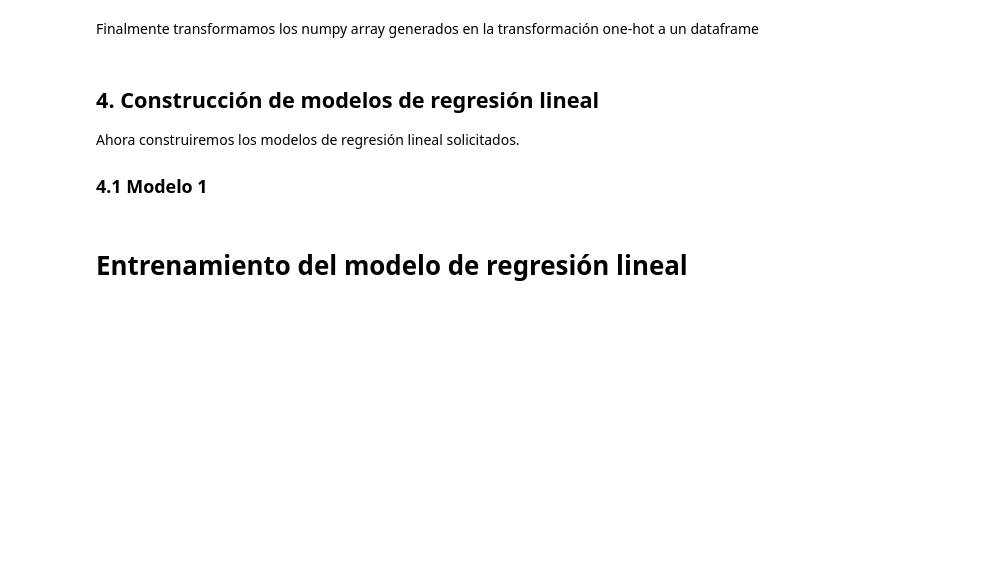
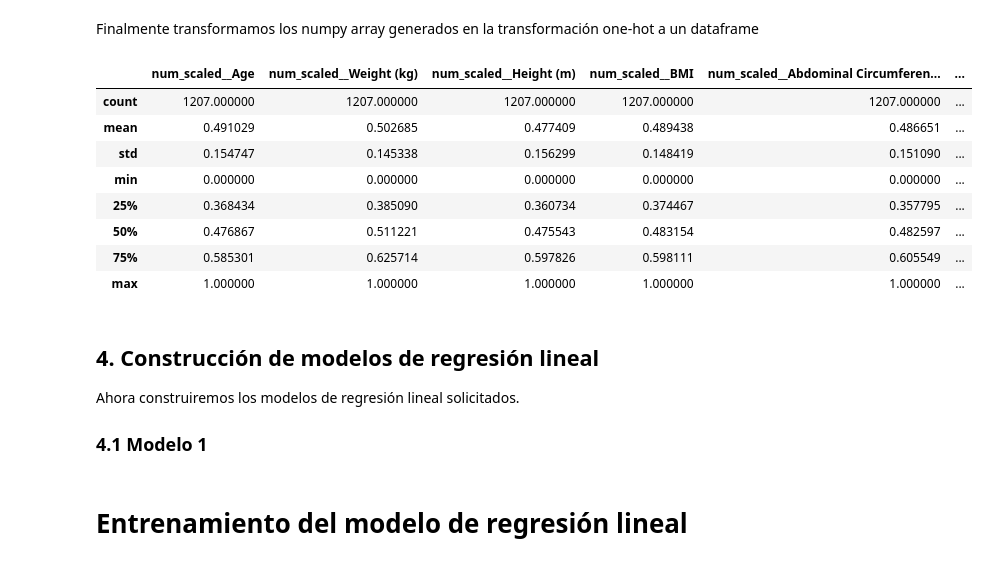
Before and after one commit to lfelipesales/Laboratorios-AprendizajeDeMaquina, a Jupyter notebook: LAB1/Laboratorio1.ipynb, the cells around one changed output. Drawn from its saved outputs; the diff is of its cells as text; code cells hidden in the pictures; blank space fills up the shorter version.

```diff
--- a/LAB1/Laboratorio1.ipynb
+++ b/LAB1/Laboratorio1.ipynb
@@ -384,11 +451,7 @@ numeric_features = [
 
 # Normalización (MinMax) para numéricas, EXCEPTO Waist-to-Height Ratio
 
-_ratio_col = "Waist-to-Height Ratio"
-
-numeric_scaled_features = [c for c in numeric_features if c != _ratio_col]
-
-numeric_unscaled_features = [c for c in numeric_features if c == _ratio_col]
+numeric_scaled_features = numeric_features
 
 
 
@@ -472,21 +534,21 @@ ordinal_transformer = Pipeline(steps=[
 
             categories=[
 
-                ["Bajo", "Moderado", "Alto"],
+                ["Low", "Moderate", "High"],
 
-                ["Normal", "Elevada", "Hipertensión Etapa 1", "Hipertensión Etapa 2"],
+                ["Normal", "Elevated", "Hypertension Stage 1", "Hypertension Stage 2"],
 
             ],
 
             handle_unknown="use_encoded_value",
 
-            unknown_value=-1,
+            unknown_value=np.nan,
 
         ),
 
     ),
 
-    ("scaler", StandardScaler()),
+    ("imputer_after", SimpleImputer(strategy="most_frequent")),
 
 ])
 # %% [markdown]
@@ -497,8 +559,6 @@ preprocessor = ColumnTransformer(
     transformers=[
 
         ("num_scaled", numeric_scaled_transformer, numeric_scaled_features),
-
-        ("num_unscaled", numeric_unscaled_transformer, numeric_unscaled_features),
 
         ("ord", ordinal_transformer, ordinal_features),
 
@@ -511,9 +571,20 @@ preprocessor = ColumnTransformer(
 Finalmente definimos todo el pipeline integrando las transformaciones anteriores.
 # %%
 pipeline_regresion = Pipeline(steps=[
+    ("separacion_presion", separacion_presion),
+    ("limpiar_colesterol", limpieza_colesterol),
+    ("limpiar_ldl", limpieza_ldl),
+     ("k_impute_totalchol", ProportionalImputer(
+        source_col="Estimated LDL (mg/dL)",
+        target_col="Total Cholesterol (mg/dL)",
+        agg="median"
+    )),
+    ("k_impute_wthr", ProportionalImputer(
+        source_col="Abdominal Circumference (cm)",
+        target_col="Waist-to-Height Ratio",
+        agg="median"
+    )),
     ("dropper", dropper),
-    ("imputar colesterol", chol_imputer),
-    ("imputar waist-to-height ratio", waist_height_imputer),
     ("preprocessor", preprocessor),
 ])
 # %% [markdown]
@@ -553,10 +621,22 @@ Finalmente transformamos los numpy array generados en la transformación one-hot
 # %%
 feature_names = pipeline_regresion.named_steps["preprocessor"].get_feature_names_out()
 Xt_train_df = pd.DataFrame(
     Xt_train.toarray() if hasattr(Xt_train, "toarray") else Xt_train,
     columns=feature_names,
     index=X_train.index
 )
+
+Xt_train_df.describe()
+# %% [output]
+|  | num_scaled__Age | num_scaled__Weight (kg) | num_scaled__Height (m) | num_scaled__BMI | num_scaled__Abdominal Circumferen... | ... |
+| count | 1207.000000 | 1207.000000 | 1207.000000 | 1207.000000 | 1207.000000 | ... |
+| mean | 0.491029 | 0.502685 | 0.477409 | 0.489438 | 0.486651 | ... |
+| std | 0.154747 | 0.145338 | 0.156299 | 0.148419 | 0.151090 | ... |
+| min | 0.000000 | 0.000000 | 0.000000 | 0.000000 | 0.000000 | ... |
+| 25% | 0.368434 | 0.385090 | 0.360734 | 0.374467 | 0.357795 | ... |
+| 50% | 0.476867 | 0.511221 | 0.475543 | 0.483154 | 0.482597 | ... |
+| 75% | 0.585301 | 0.625714 | 0.597826 | 0.598111 | 0.605549 | ... |
+| max | 1.000000 | 1.000000 | 1.000000 | 1.000000 | 1.000000 | ... |
 # %% [markdown]
 ## 4. Construcción de modelos de regresión lineal
 
```
Also changed, not shown: parts of 15 cells of this notebook.
